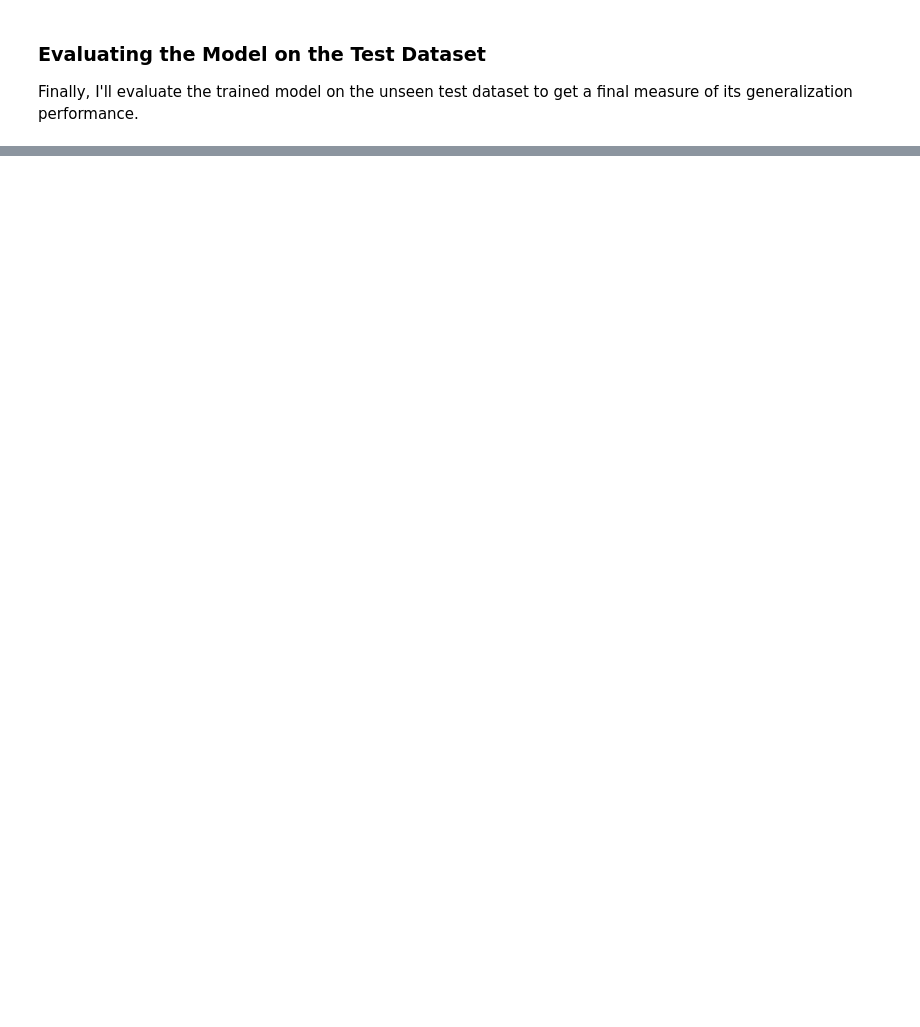
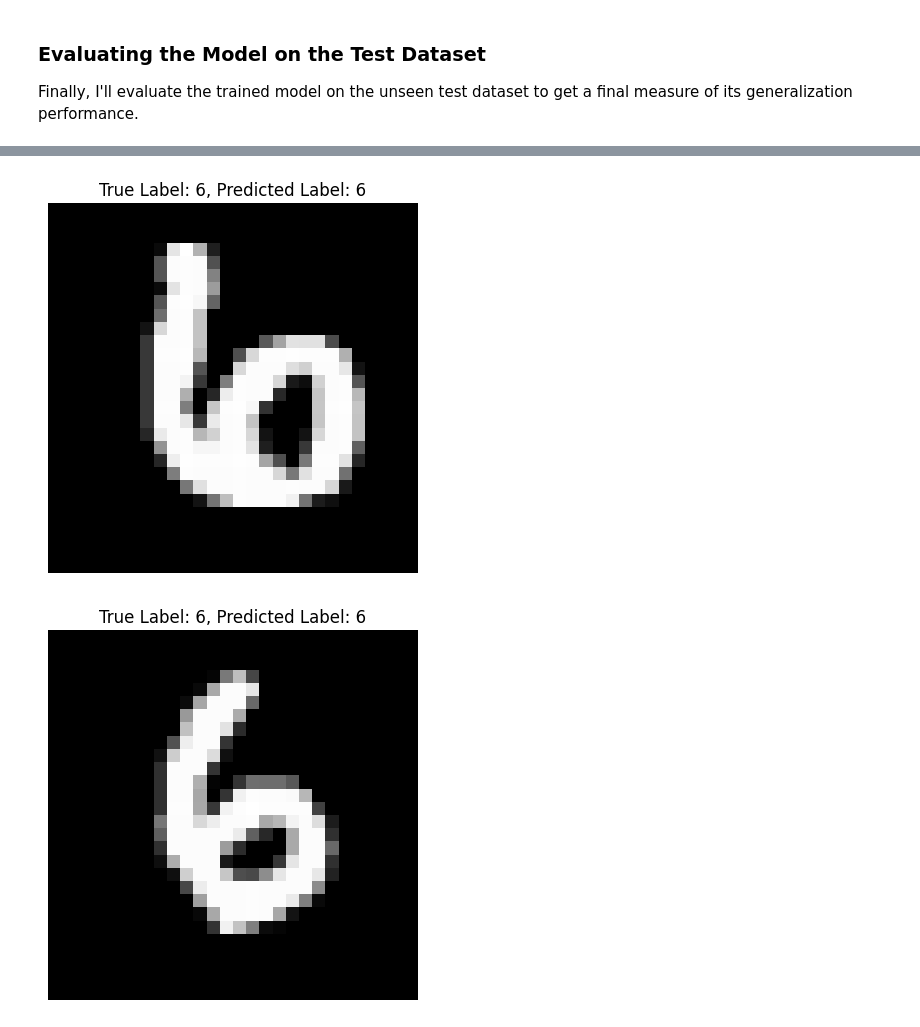
Before and after one commit to mromaisa/CNN_MNIST_Model, a Jupyter notebook: cnn_mnist_dataset.ipynb, the cells around one changed output, grey strips where cells are left out. Cells and saved outputs as stored; diff of their text form; code cells hidden in the pictures; blank space fills up the shorter version.

```diff
--- a/cnn_mnist_dataset.ipynb
+++ b/cnn_mnist_dataset.ipynb
@@ -361,3 +374,17 @@ weighted avg       0.94      0.94      0.94      1734
 
 Confusion Matrix:
 [figure]
+# %%
+# Manual Validation of the images
+for i in range(5):  # Display 5 random test images
+    idx = np.random.randint(0, X_test_img.shape[0])
+    img = X_test_img[idx].reshape(28,28)  # Reshape to 28x28 for display
+    true_label = Y_test[idx]
+    pred_label = Y_pred_classes[idx]
+    plt.imshow(img, cmap='gray')
+    plt.title(f"True Label: {true_label}, Predicted Label: {pred_label}")
+    plt.axis('off')
+    plt.show()
+# %% [output]
+[figure, added]
+[figure, added]
```
Also changed, not shown: parts of 15 cells of this notebook.
